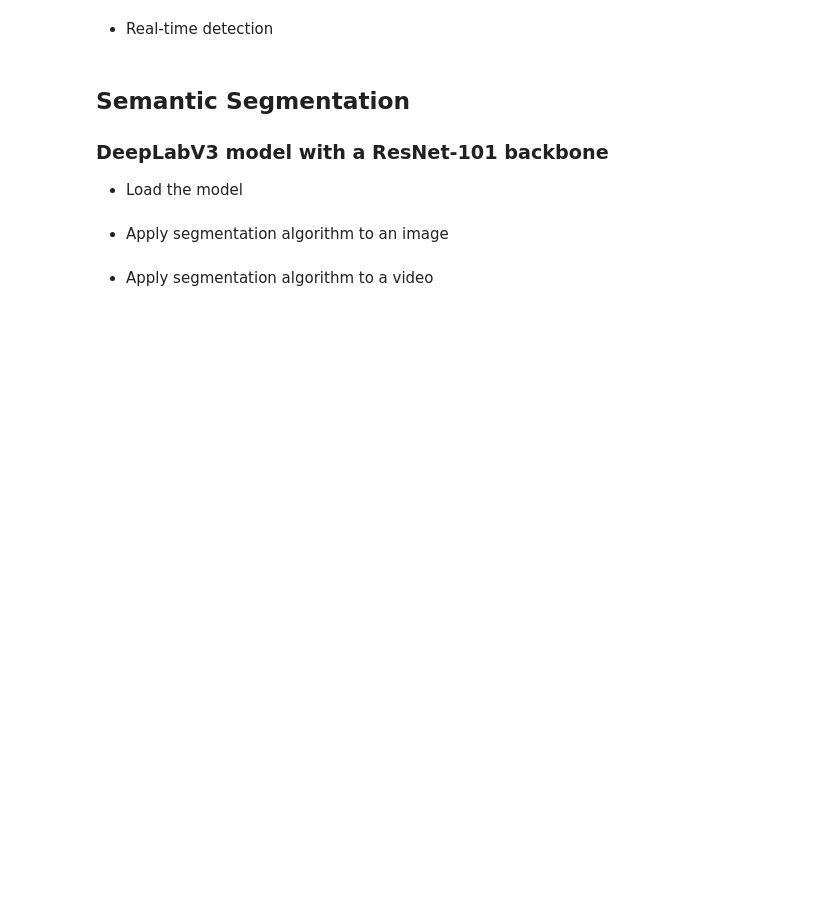
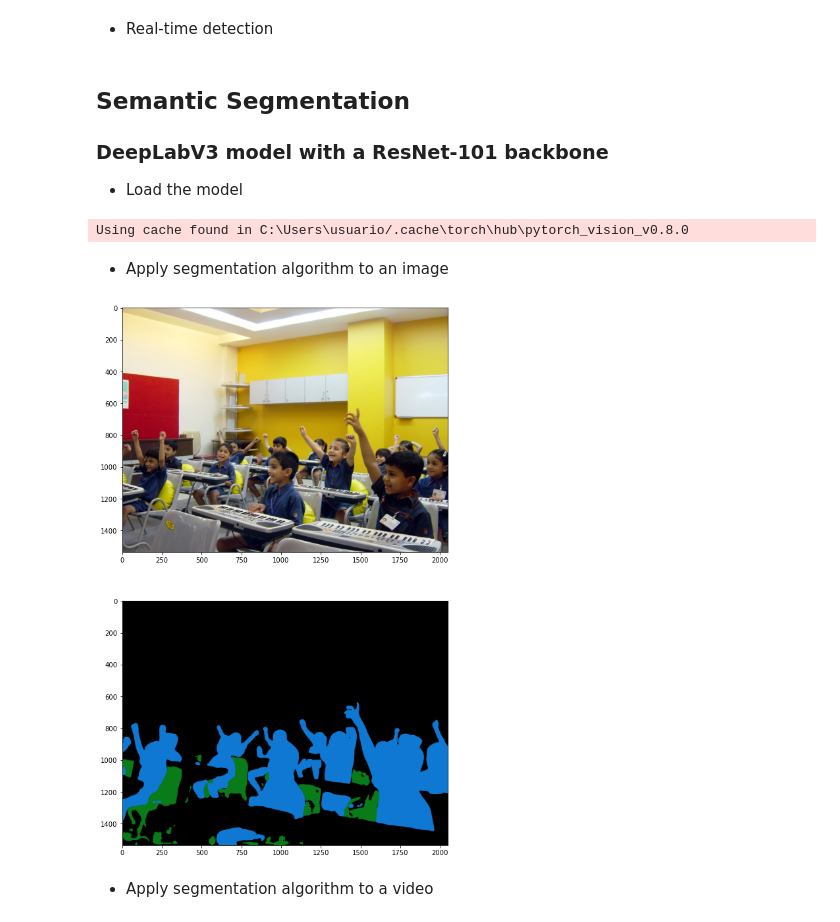
Before and after one commit to johnjairo04/SESCCA-Computer-Vision, a Jupyter notebook: My Notebooks/SESCCA Computer Vision.ipynb, the cells around one changed output. Saved outputs shown, nothing was run; the diff lists cells and outputs as text; code cells hidden in the pictures; blank space fills up the shorter version.

```diff
--- a/My Notebooks/SESCCA Computer Vision.ipynb
+++ b/My Notebooks/SESCCA Computer Vision.ipynb
@@ -15,7 +15,7 @@ from torch.utils.data import Dataset, DataLoader
 %matplotlib inline
 # %%
 results_path = 'D:/UDENAR/Electronic Engineering/Ninth Semester/SESCCA/Computer vision results/'
-image_path = results_path+'Camera/output.jpg'
-video_path = results_path+'Camera/pedestrians_1.mp4'
+image_path = results_path+'Example Images/1.jpg'
+video_path = results_path+'Example Images/pedestrians_1.mp4'
 
 device = torch.device('cuda:0' if torch.cuda.is_available() else 'cpu')
@@ -22,3 +51,10 @@ device = torch.device('cuda:0' if torch.cuda.is_available() else 'cpu')
+# %%
+def get_color_palette(num_colors):
+    #Create a color pallette, selecting a color for each class
+    palette = torch.tensor([2**25-1, 2**15-1, 2**21-1])
+    colors = torch.as_tensor([i for i in range(num_colors)])[:, None]*palette
+    colors = (colors%255).numpy().astype('uint8')
+    return colors
 # %% [markdown]
 # Computer Vision Algorithms
 ## Object Detection
@@ -54,33 +171,33 @@ preprocess = transforms.Compose([
     transforms.ToTensor(),
     transforms.Normalize(mean=[0.485, 0.456, 0.406], std=[0.229, 0.224, 0.225]),
 ])
+colors = get_color_palette(21)
+# %% [output]
+Using cache found in C:\Users\usuario/.cache\torch\hub\pytorch_vision_v0.8.0
-# %%
-#Create a color pallette, selecting a color for each class
-palette = torch.tensor([2**25-1, 2**15-1, 2**21-1])
-colors = torch.as_tensor([i for i in range(21)])[:, None]*palette
-colors = (colors%255).numpy().astype('uint8')
 # %% [markdown]
 - Apply segmentation algorithm to an image
 # %%
 input_image = PIL.Image.open(image_path)
 input_tensor = preprocess(input_image)
 input_batch = input_tensor.unsqueeze(0)
 if torch.cuda.is_available():
     input_batch = input_batch.to(device)
 with torch.no_grad():
     output = model(input_batch)['out'][0]
 output_predictions = output.argmax(0)
 r = PIL.Image.fromarray(output_predictions.byte().cpu().numpy()).resize(input_image.size)
 r.putpalette(colors)
 r = r.convert('RGB')
 r.save(results_path+f'Semantic Segmentation/output.jpg')
 r = np.asarray(r)
 
-plt.figure(figsize=(10, 6))
-plt.subplot(121)
+plt.figure(figsize=(10, 15))
+plt.subplot(211)
 plt.imshow(input_image)
-plt.subplot(122)
+plt.subplot(212)
 plt.imshow(r)
 plt.show()
+# %% [output]
+[figure, added]
 # %% [markdown]
 - Apply segmentation algorithm to a video
```
Also changed, not shown: parts of 26 cells of this notebook.
